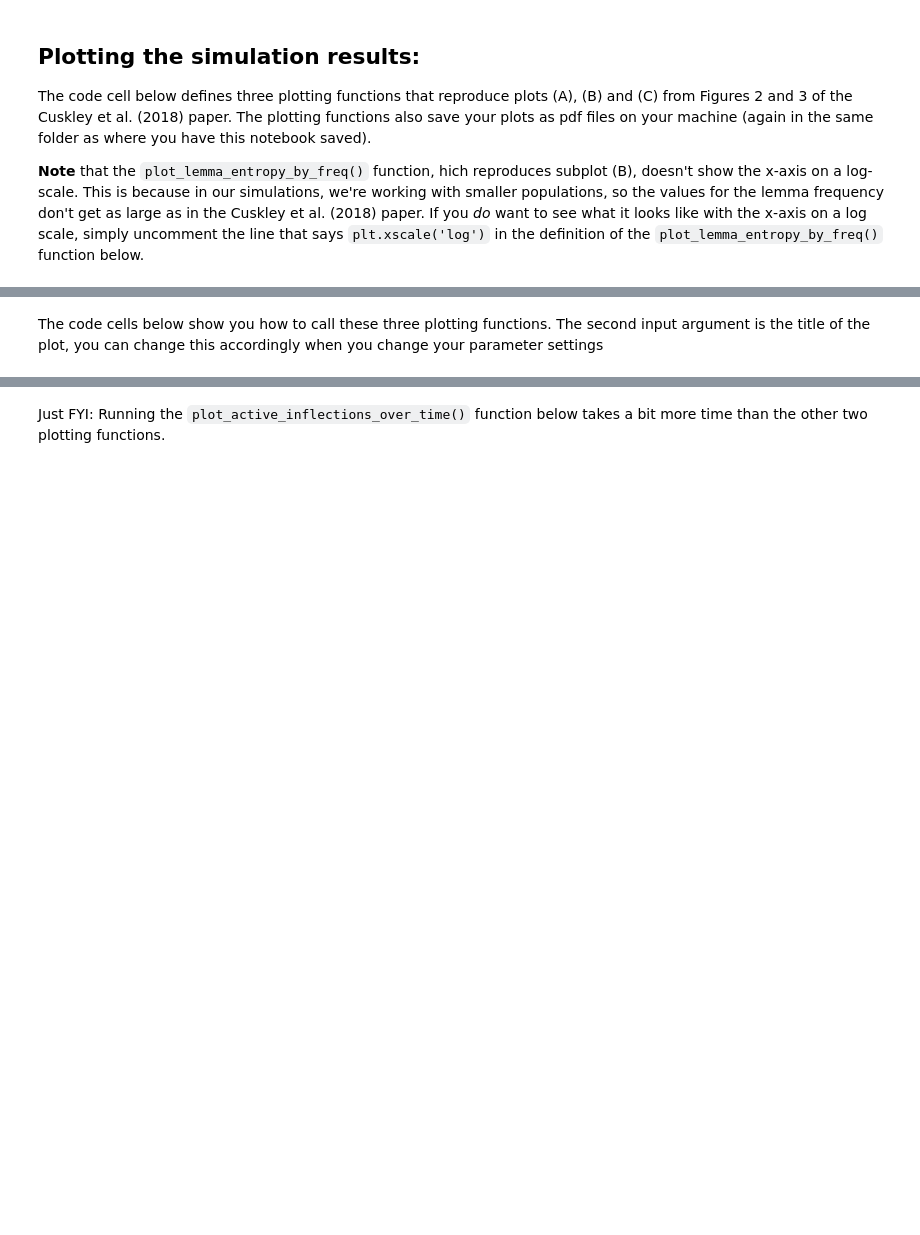
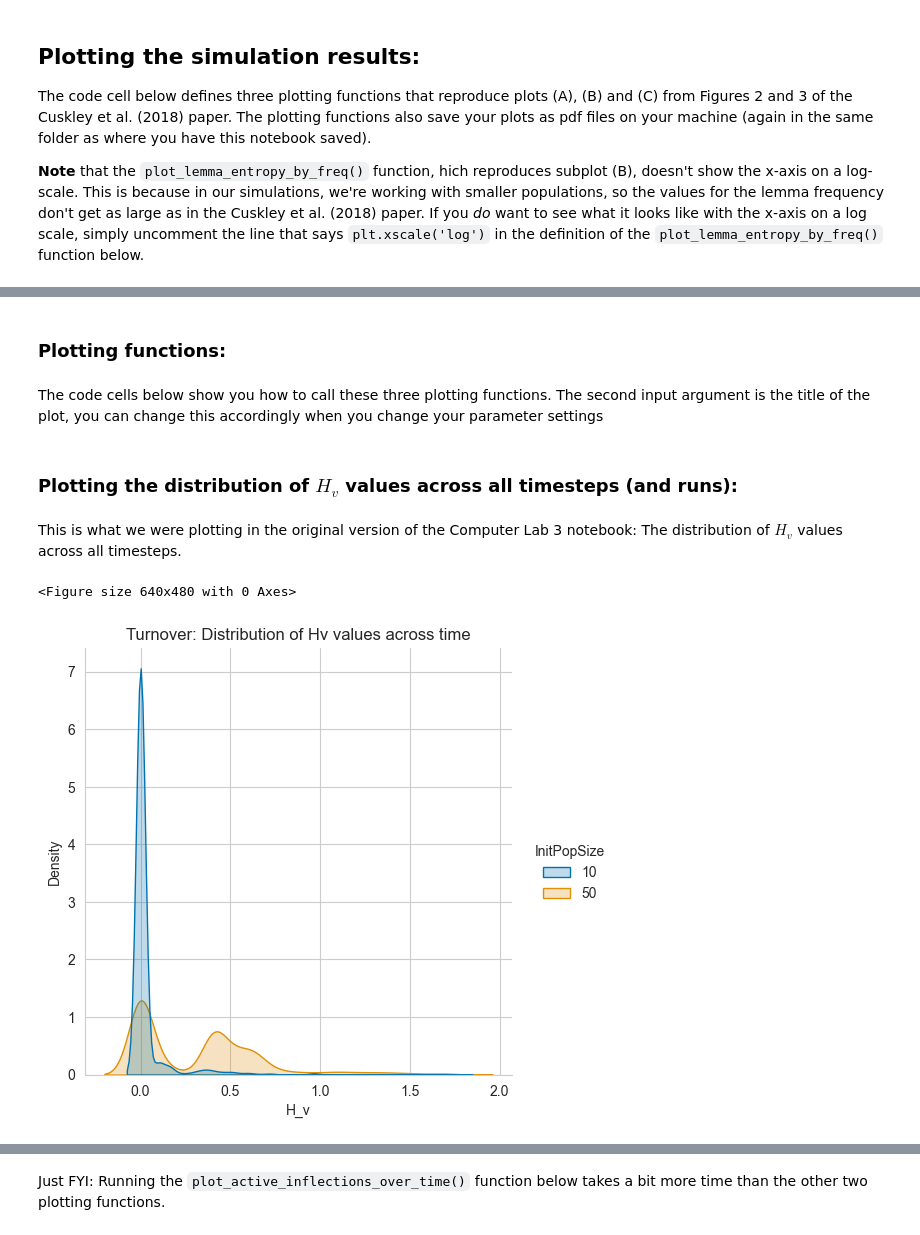
Before and after one commit to marieke-woensdregt/ABCM_Course_24-25, a Jupyter notebook: ABCM_Lab_03_24-25.ipynb, the cells around one changed output, grey strips where cells are left out. Saved outputs shown, nothing was run; the diff lists cells and outputs as text; code cells hidden in the pictures; blank space fills up the shorter version.

Commit message:
fixed bug in how plot_vocab_entropy() function is used

```diff
--- a/ABCM_Lab_03_24-25.ipynb
+++ b/ABCM_Lab_03_24-25.ipynb
@@ -449,14 +532,14 @@ def run_simulations():
     #  new simulation files with slightly different parameter settings cannot accidentally overwrite earlier ones
     #  (this creates very long filenames, but it's worth it, to be on the save side):
 
-    regularity_dataframes_combined.to_pickle("./regularity_dataframes_combined_"+"small_pop_"+str(popSizes_to_compare[0])+"_large_pop_"+str(popSizes_to_compare[1])+"_runs_" + str(runs) + "_tsteps_" + str(maxTime) + "_replacement_" + str(doReplace) + "_growth_" + str(doGrowth) + "_n_lem_" + str(lemmas) + "_n_infl_" + str(
+    regularity_dataframes_combined.to_pickle("./regularity_dataframes_"+"small_pop_"+str(popSizes_to_compare[0])+"_large_pop_"+str(popSizes_to_compare[1])+"_runs_" + str(runs) + "_tsteps_" + str(maxTime) + "_replacement_" + str(doReplace) + "_growth_" + str(doGrowth) + "_n_lem_" + str(lemmas) + "_n_infl_" + str(
             inflections) + "_k_" + str(k) +".pkl")
 
-    stability_dataframes_combined.to_pickle("./stability_dataframes_combined_"+"small_pop_"+str(popSizes_to_compare[0])+"_large_pop_"+str(popSizes_to_compare[1])+"_runs_" + str(runs) + "_tsteps_" + str(maxTime) + "_replacement_" + str(doReplace) + "_growth_" + str(doGrowth) + "_n_lem_" + str(lemmas) + "_n_infl_" + str(
+    stability_dataframes_combined.to_pickle("./stability_dataframes_"+"small_pop_"+str(popSizes_to_compare[0])+"_large_pop_"+str(popSizes_to_compare[1])+"_runs_" + str(runs) + "_tsteps_" + str(maxTime) + "_replacement_" + str(doReplace) + "_growth_" + str(doGrowth) + "_n_lem_" + str(lemmas) + "_n_infl_" + str(
             inflections) + "_k_" + str(k) +".pkl")
 
     return regularity_dataframes_combined, stability_dataframes_combined
 # %% [markdown]
 The code cell below calls the run_simulation() function to run simulations with the parameter settings that were specified at the top of the notebook. Using those parameter settings, running the code cell below should take about 5 minutes.
 # %%
-regularity_dataframes_combined, stability_dataframes_combined = run_simulations()
+regularity_dataframe, stability_dataframe = run_simulations()
@@ -496,3 +694,5 @@ The plotting functions also save your plots as pdf files on your machine (again
+# %% [markdown]
+### Plotting functions:
 # %%
 def plot_vocab_entropy(regularity_df, plot_title):
     plt.figure()
@@ -520,7 +720,14 @@ def plot_active_inflections_over_time(regularity_df, plot_title):
     plt.savefig("./Inflections_plot_"+"small_pop_"+str(popSizes_to_compare[0])+"_large_pop_"+str(popSizes_to_compare[1])+"_runs_"+str(runs)+"_tsteps_" + str(maxTime) +"_replacement_"+str(doReplace)+"_growth_"+str(doGrowth)+"_n_lem_"+str(lemmas)+"_n_infl_"+str(inflections)+"_k_"+str(k)+".pdf")
 # %% [markdown]
 The code cells below show you how to call these three plotting functions. The second input argument is the title of the plot, you can change this accordingly when you change your parameter settings
+# %% [markdown]
+### Plotting the distribution of $H_v$ values across all timesteps (and runs):
+# %% [markdown]
+This is what we were plotting in the original version of the Computer Lab 3 notebook: The distribution of $H_v$ values across all timesteps.
 # %%
 %matplotlib inline
 
-plot_vocab_entropy(regularity_dataframes_combined, "Turnover: Distribution end-state Hv values")
+plot_vocab_entropy(regularity_dataframe, "Turnover: Distribution of Hv values across time")
+# %% [output]
+<Figure size 640x480 with 0 Axes>
+[figure, added]
```
Also changed, not shown: parts of 38 cells of this notebook.
